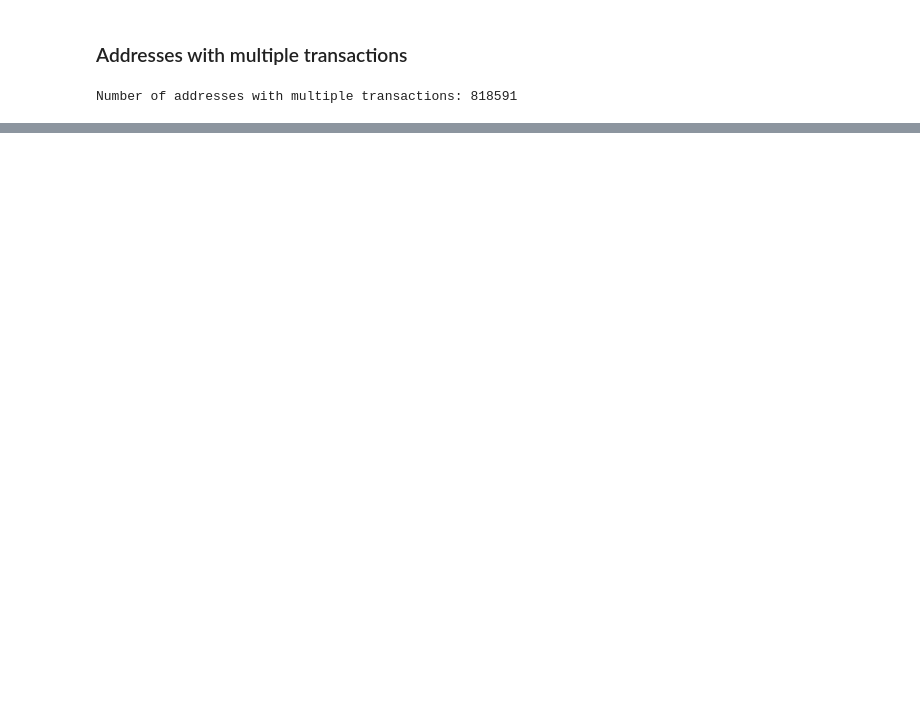
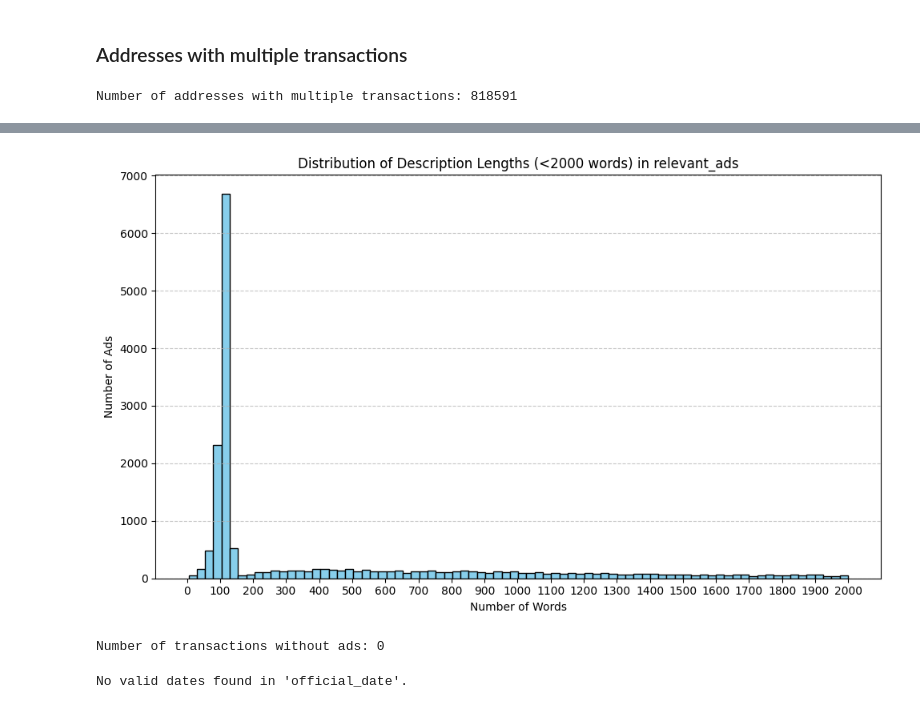
Before and after one commit to kfkhaug/tio4550-housing-energy, a Jupyter notebook: notebooks/data_setup.ipynb, the cells around one changed output, grey strips where cells are left out. Drawn from its saved outputs; the diff is of its cells as text; code cells hidden in the pictures; blank space fills up the shorter version.

```diff
--- a/notebooks/data_setup.ipynb
+++ b/notebooks/data_setup.ipynb
@@ -61,3 +85,2 @@ Liste over kommunenr:
 # %%
-valid_buildings = all_addresses[all_addresses["bygningstype"].isin(["Enebolig", "Rekkehus", "Tomannsbolig, vertikaldelt", "Enebolig m/hybel/sokkelleil.", "Tomannsbolig, horisontaldelt"])]
-print(f"Number of valid buildings nationwide: {len(valid_buildings)}")
+relevant_buildings = all_addresses[all_addresses["bygningstype"].isin(["Enebolig", "Rekkehus", "Tomannsbolig, vertikaldelt", "Enebolig m/hybel/sokkelleil.", "Tomannsbolig, horisontaldelt"])]
@@ -193,0 +282,55 @@ Number of address_ids with more than one occurrence and different heating_score
+# %%
+# Calculate word counts
+desc_word_counts = relevant_ads['description'].dropna().apply(lambda x: len(str(x).split()))
+
+# Filter to only ads with < 2000 words
+filtered_counts = desc_word_counts[desc_word_counts < 2000]
+
+# Plot histogram
+plt.figure(figsize=(10, 6))
+plt.hist(filtered_counts, bins=80, color='skyblue', edgecolor='black')
+
+plt.title('Distribution of Description Lengths (<2000 words) in relevant_ads')
+plt.xlabel('Number of Words')
+plt.ylabel('Number of Ads')
+
+# Set x-axis ticks every 100 words
+plt.xticks(np.arange(0, 2001, 100))
+
+plt.grid(axis='y', linestyle='--', alpha=0.7)
+plt.tight_layout()
+plt.show()
+# %% [output]
+[figure, added]
+# %%
+transactions_without_ads = processed_transactions[processed_transactions['address_id'].isin(eastern_addresses_without_transactions)]
+print(f"Number of transactions without ads: {len(transactions_without_ads)}")
+# %% [output]
+Number of transactions without ads: 0
+# %%
+# Parse dates; invalid/missing -> NaT
+dates = pd.to_datetime(transactions_without_ads['official_date'], errors='coerce')
+
+# Keep only valid dates
+valid_years = dates.dropna().dt.year.astype(int)
+
+# If nothing valid, bail out early
+if valid_years.empty:
+    print("No valid dates found in 'official_date'.")
+else:
+    # Count transactions per year
+    year_counts = valid_years.value_counts().sort_index()
+
+    # Plot
+    plt.figure(figsize=(10, 6))
+    year_counts.plot(kind="bar", color="skyblue", edgecolor="black")
+
+    plt.title("Number of Transactions per Year (transactions_without_ads)")
+    plt.xlabel("Year")
+    plt.ylabel("Number of Transactions")
+    plt.grid(axis="y", linestyle="--", alpha=0.7)
+    plt.xticks(rotation=45, ha="right")
+    plt.tight_layout()
+    plt.show()
+# %% [output]
+No valid dates found in 'official_date'.
```
Also changed, not shown: parts of 47 cells of this notebook, 2 other files.
